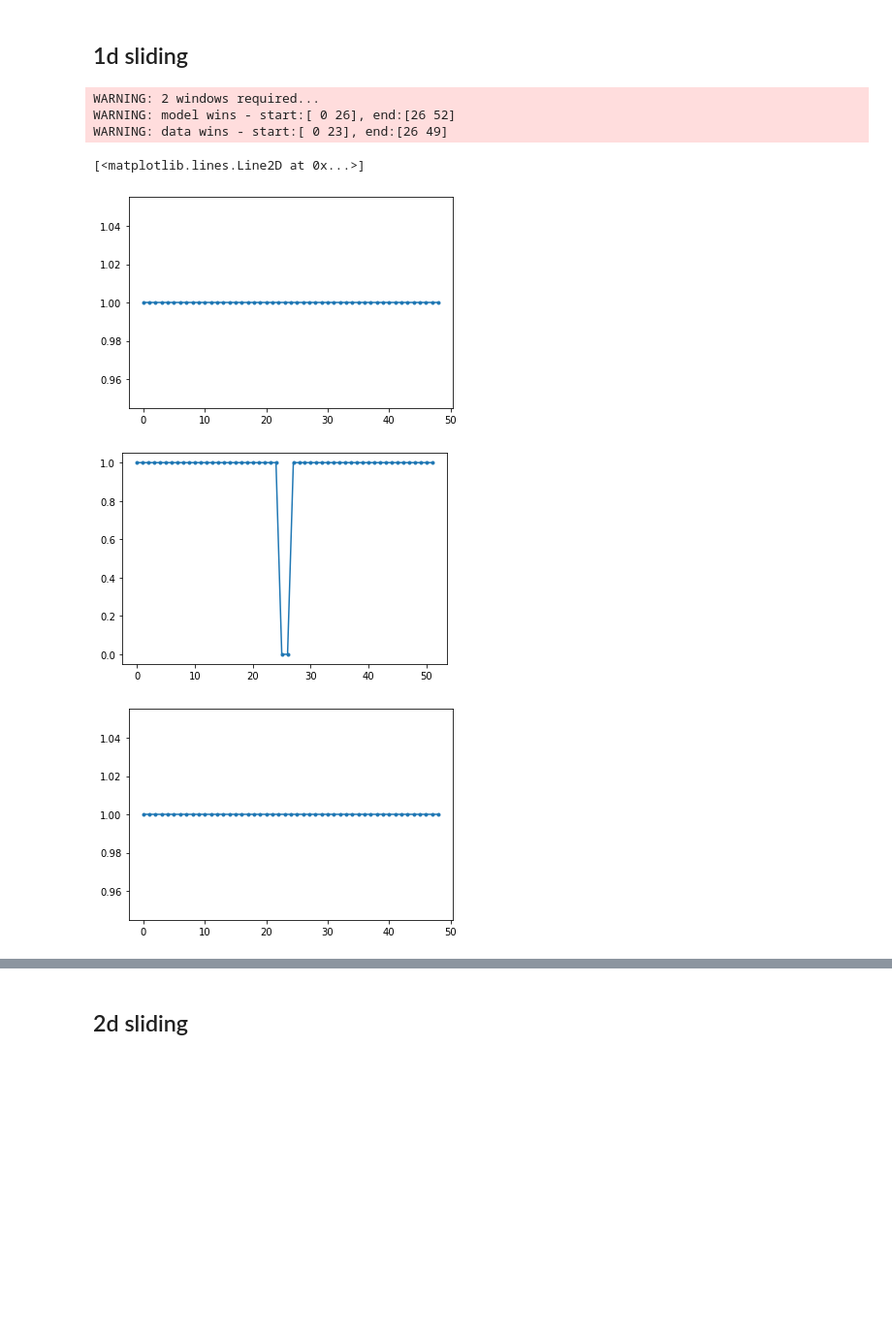
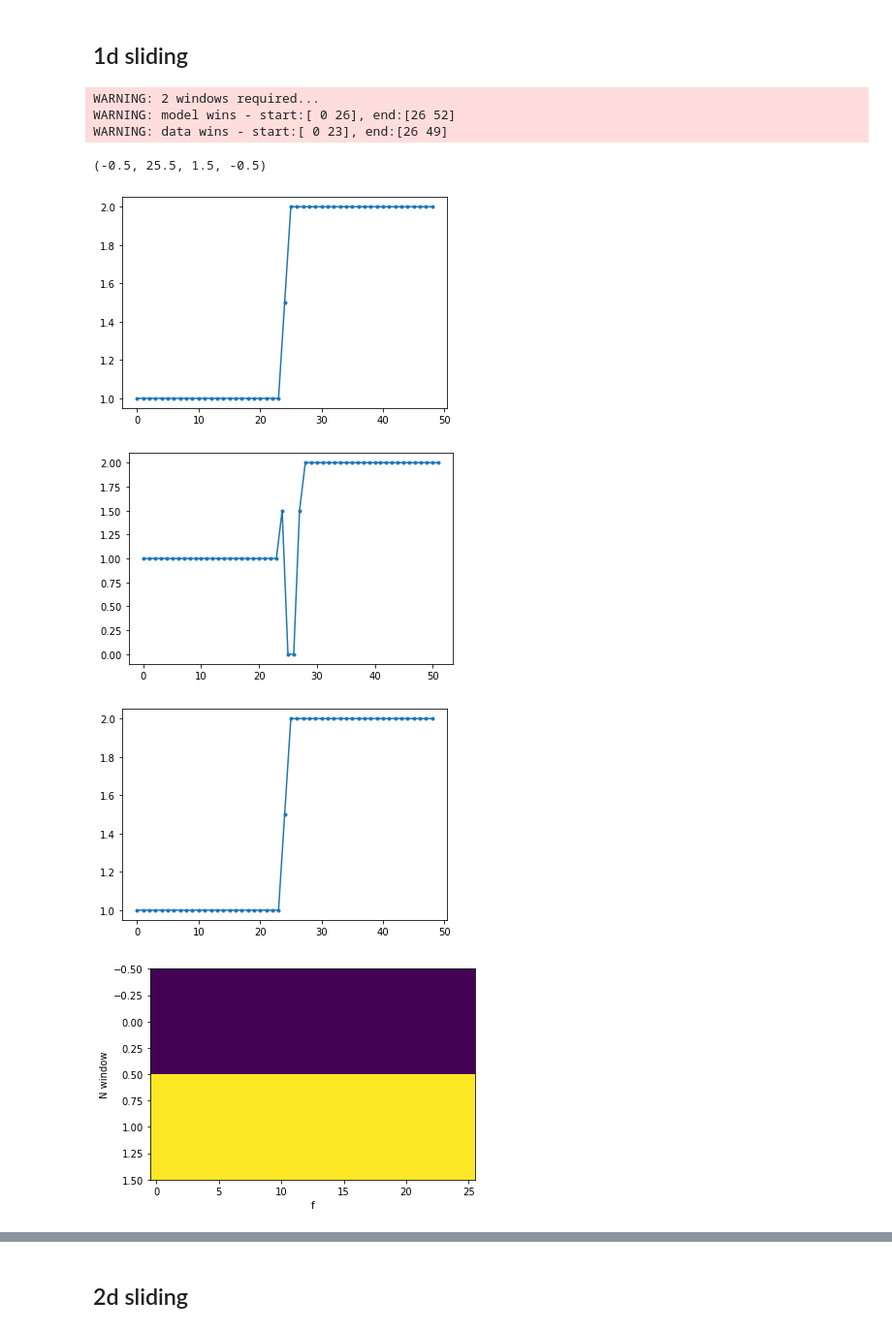
Before and after one commit to PyLops/pylops_notebooks, a Jupyter notebook: developement/Patching.ipynb, the cells around one changed output, grey strips where cells are left out. Shown at 97% size. Cells and saved outputs as stored; diff of their text form; code cells hidden in the pictures; blank space fills up the shorter version.

```diff
--- a/developement/Patching.ipynb
+++ b/developement/Patching.ipynb
@@ -28,32 +28,40 @@ from pylops.signalprocessing import FFT2D, Sliding1D, Sliding2D, Patch2D
 # %%
 dimd = 49
 nwin = 26
 nover = 3
 dim = 2*nwin
 
 Op = Identity(nwin, nwin)
-Sop1 = Sliding1D(Op.H, dim, dimd, nwin, nover,
-                 tapertype='cosine', design=True)
+Sop = Sliding1D(Op.H, dim, dimd, nwin, nover,
+                tapertype='cosine', design=True)
 
 x = np.ones(dim)
-y = Sop1 * x
-xinv = Sop1.div(y)
+x[dim//2:]=2
+y = Sop * x
+xinv = Sop.div(y)
 
-yinv = Sop1 * xinv
+yinv = Sop * xinv
 
 plt.figure()
 plt.plot(y, '.-')
 
 plt.figure()
 plt.plot(xinv, '.-')
 
 plt.figure()
 plt.plot(yinv, '.-')
+
+plt.figure()
+plt.imshow(np.abs(x.reshape(Sop.dims)))
+plt.xlabel('f')
+plt.ylabel('N window')
+plt.axis('tight')
 # %% [output]
 WARNING: 2 windows required...
 WARNING: model wins - start:[ 0 26], end:[26 52]
 WARNING: data wins - start:[ 0 23], end:[26 49]
-[<matplotlib.lines.Line2D at 0x...>]
+(-0.5, 25.5, 1.5, -0.5)
-[figure, old version]
+[figure, new version]
-[figure, old version]
+[figure, new version]
-[figure, old version]
+[figure, new version]
+[figure, added]
```
Also changed, not shown: parts of 19 cells of this notebook, 1 other file.
